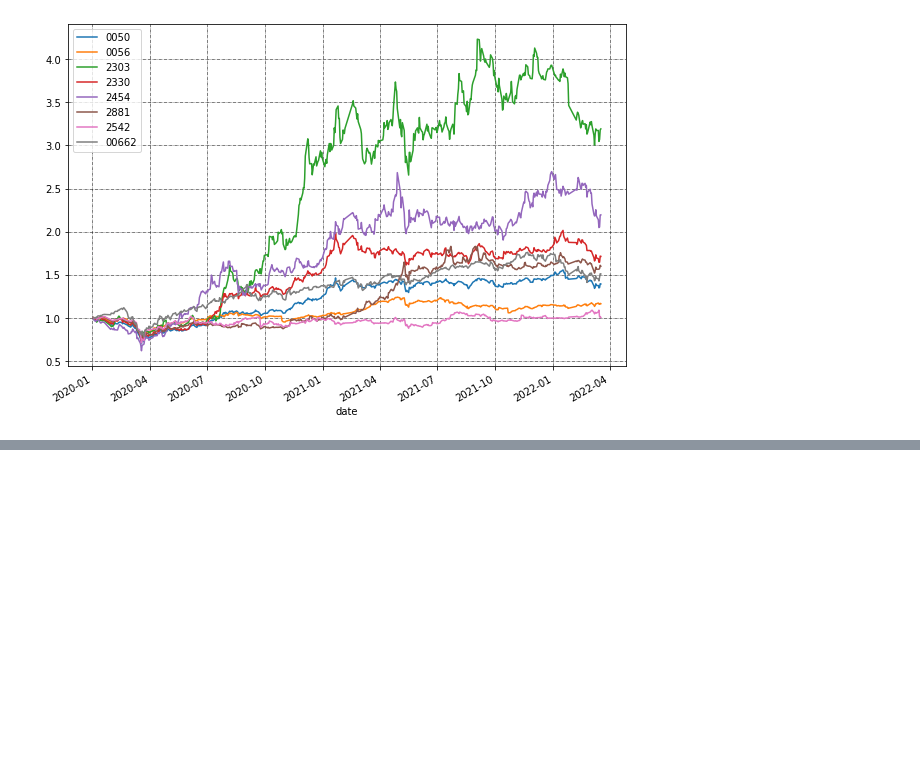
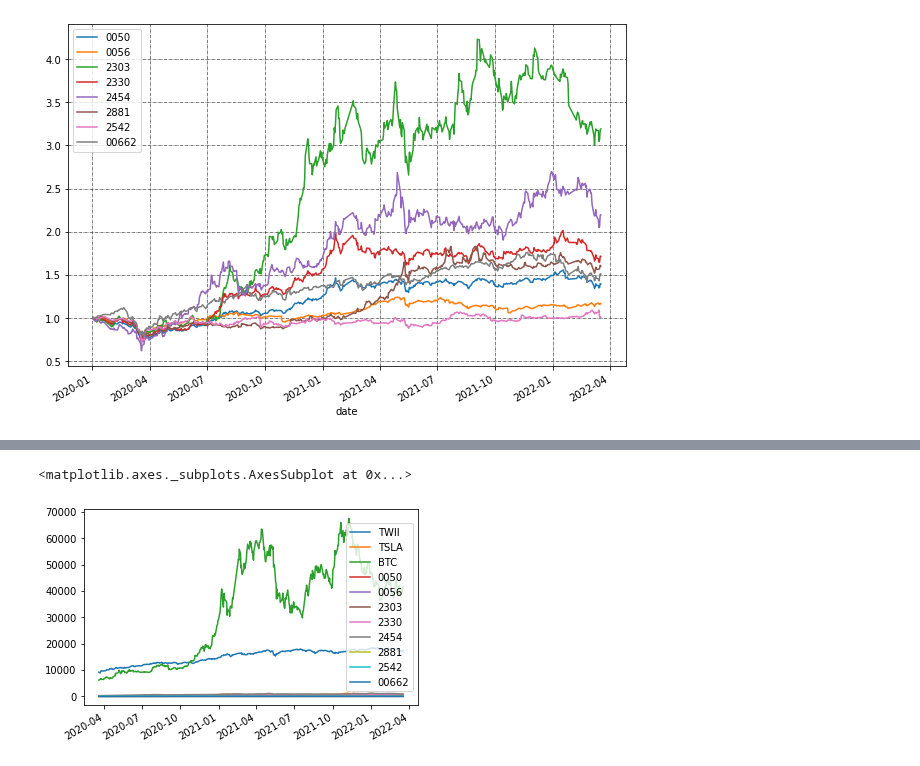
Before and after one commit to tewei0328/teach-visulization, a Jupyter notebook: viz1_datareader_finlab.ipynb, the cells around one changed output, grey strips where cells are left out. Cells and saved outputs as stored; diff of their text form; code cells hidden in the pictures; blank space fills up the shorter version.

```diff
--- a/viz1_datareader_finlab.ipynb
+++ b/viz1_datareader_finlab.ipynb
@@ -112,0 +165,5 @@ plt.show()
+# %%
+i=2
+stock=yfinance.Ticker(stock_name[i])
+df5=stock.history(period='2y')
+df5.head()
@@ -112,0 +178,5 @@ plt.show()
+# %%
+import pandas as pd
+df_many = pd.concat([df3.Close, df4.Close,df5.Close], axis=1)
+df_many.columns=['TWII','TSLA','BTC']
+df_many.head()
@@ -112,0 +191,3 @@ plt.show()
+# %%
+df_many=df_many.dropna()
+df_many.head()
@@ -112,0 +201,3 @@ plt.show()
+# %%
+df_many = pd.concat([df_many, df2], axis=1)
+df_many.head()
@@ -112,0 +211,5 @@ plt.show()
+# %%
+df_many.plot()
+# %% [output]
+<matplotlib.axes._subplots.AxesSubplot at 0x...>
+[figure, added]
```
Also changed, not shown: parts of 11 cells of this notebook.
